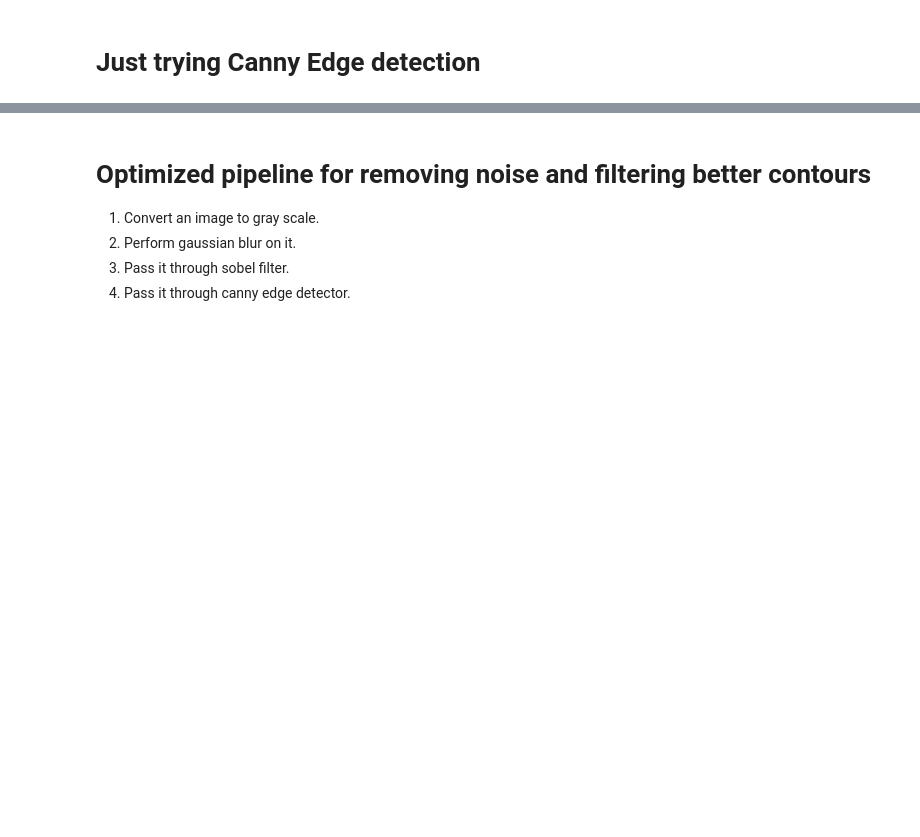
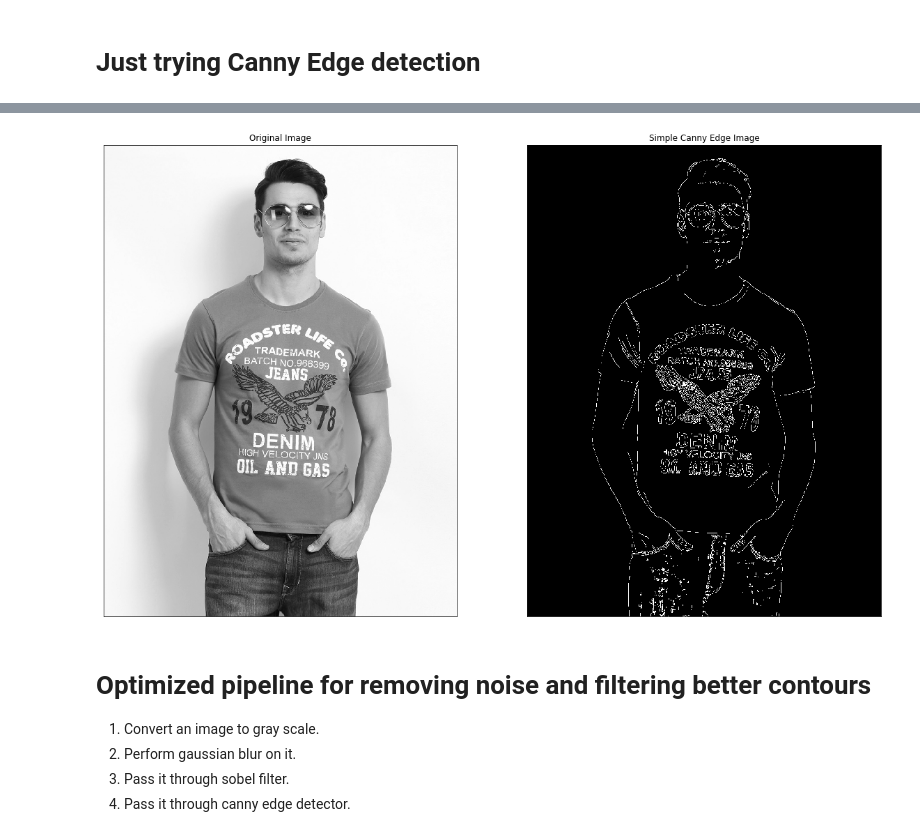
Before and after one commit to abhinav3/EdgeDetection, a Jupyter notebook: EdgeDetection-comparison.ipynb, the cells around one changed output, grey strips where cells are left out. Cells and saved outputs as stored; diff of their text form; code cells hidden in the pictures; blank space fills up the shorter version.

```diff
--- a/EdgeDetection-comparison.ipynb
+++ b/EdgeDetection-comparison.ipynb
@@ -37,3 +45,7 @@ plt.show()
+# %%
+simpleCannyEdge('239041.jpg')
+# %% [output]
+[figure, added]
 # %% [markdown]
 # Optimized pipeline for removing noise and filtering better contours
 1. Convert an image to gray scale.
```
Also changed, not shown: parts of 8 cells of this notebook, 2 other files.
